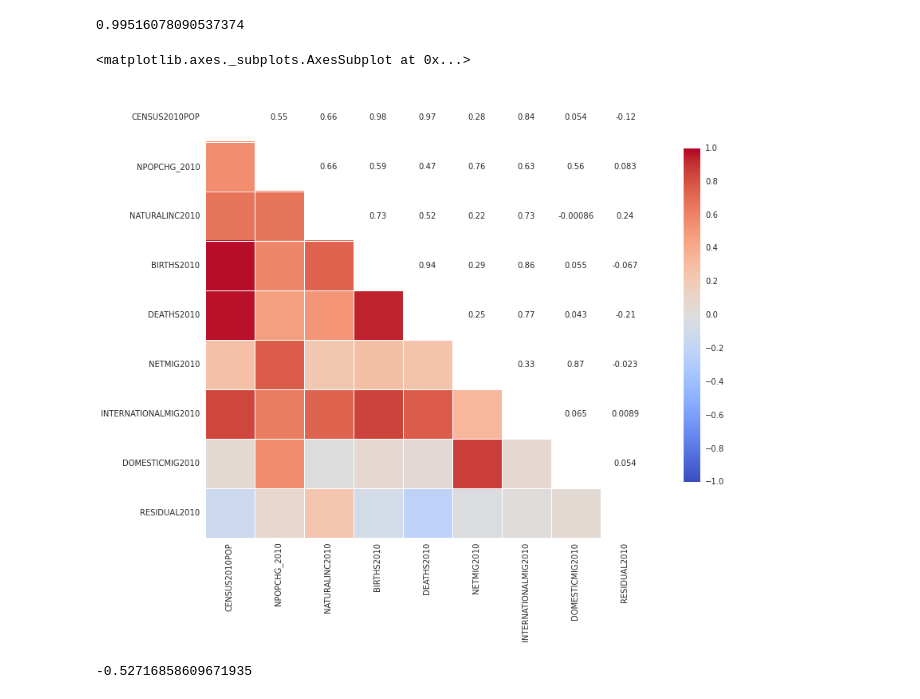
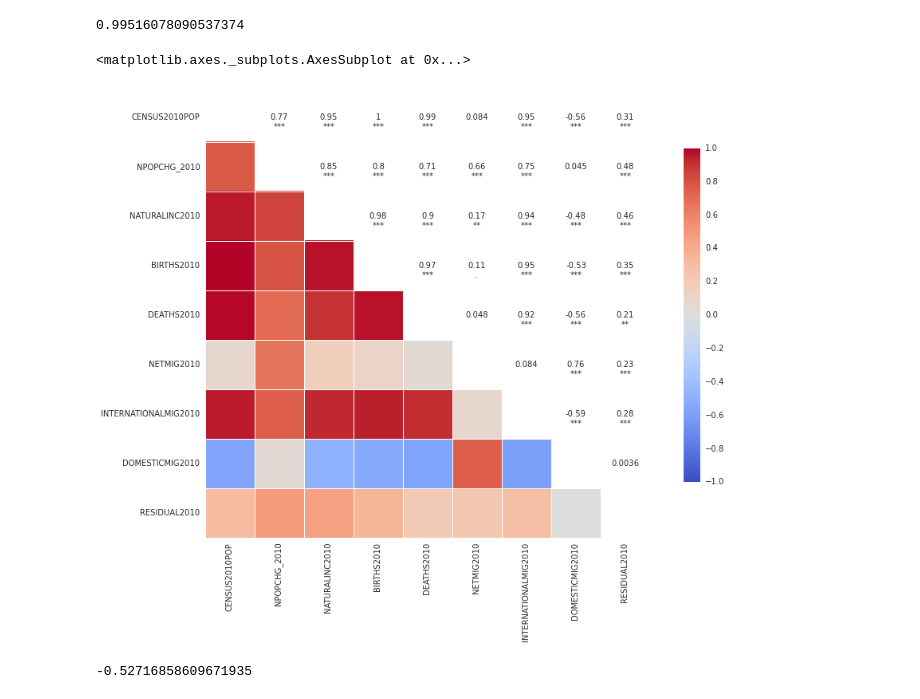
Before and after one commit to jaganadhg/data_science_notebooks, a Jupyter notebook: WiPBDSCwR/CH5.ipynb, the cells around one changed output. Saved outputs shown, nothing was run; the diff lists cells and outputs as text; code cells hidden in the pictures.

Commit message:
Found the original data and the CH5 note is complete :-)

```diff
--- a/WiPBDSCwR/CH5.ipynb
+++ b/WiPBDSCwR/CH5.ipynb
@@ -27,3 +10,5 @@ u'BIRTHS2010',u'DEATHS2010',u'NETMIG2010',u'INTERNATIONALMIG2010',u'DOMESTICMIG2
+# %%
+data = pd.read_csv("978-3-319-12065-2/chapter-5/metropolitan.csv")
 # %% [markdown]
 #### 5.1.1 Dataset Size
 # %%
@@ -173,9 +153,10 @@ pair_wise_corr_data = data[numeric_cols]
 # %%
 import seaborn as sns
-sns.corrplot(data,method='spearman',diag_names=False)
+#sns.corrplot(data,method='spearman',diag_names=False)
+sns.corrplot(data,diag_names=False)
 # %% [output]
 <matplotlib.axes._subplots.AxesSubplot at 0x...>
-[figure, old version]
+[figure, new version]
 # %%
 data_metro.CENSUS2010POP.corr(data_metro.DOMESTICMIG2010)
 # %% [output]
```
Also changed, not shown: parts of 18 cells of this notebook.
